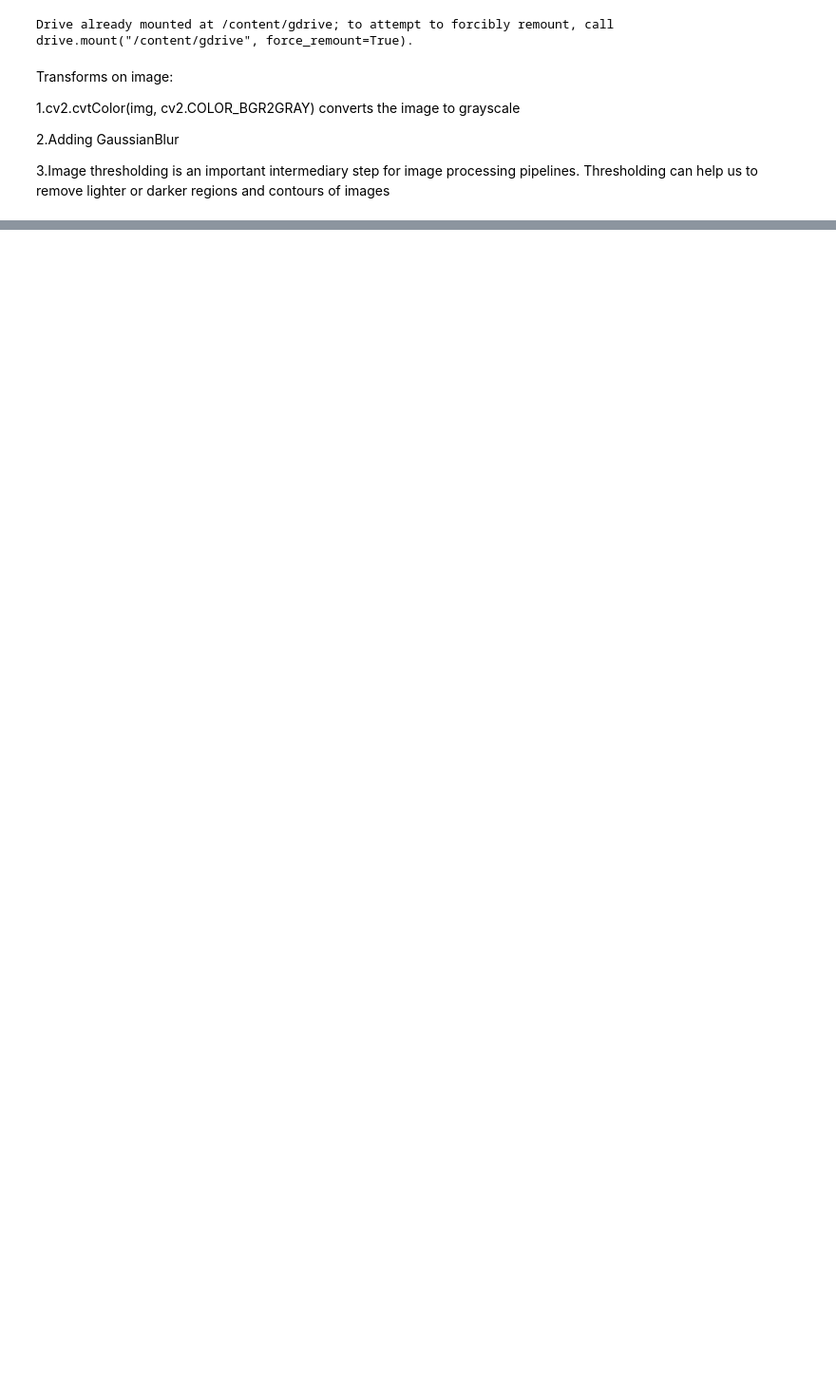
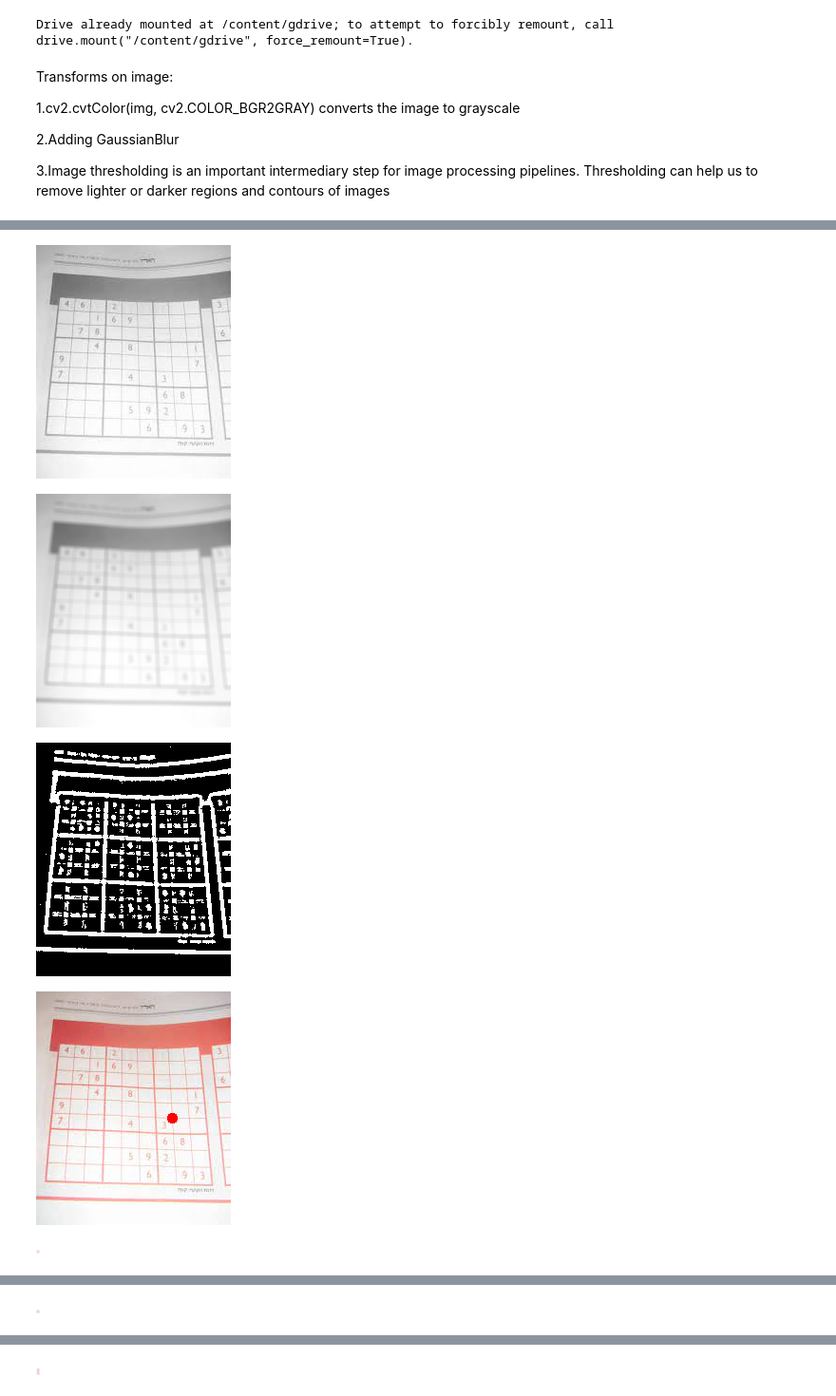
Before and after one commit to shreyas1209/Sudoku_Solver_App, a Jupyter notebook: sudoku_detector.ipynb, the cells around one changed output, grey strips where cells are left out. Shown at 95% size. Drawn from its saved outputs; the diff is of its cells as text; code cells hidden in the pictures; blank space fills up the shorter version.

```diff
--- a/sudoku_detector.ipynb
+++ b/sudoku_detector.ipynb
@@ -58,0 +89,8 @@ sudoku_detector(image1)
+# %%
+sudoku_detector(image4)
+# %% [output]
+[figure, added]
+[figure, added]
+[figure, added]
+[figure, added]
+[figure, added]
@@ -58,0 +98 @@ sudoku_detector(image1)
+[figure, added]
@@ -58,0 +100 @@ sudoku_detector(image1)
+[figure, added]
```
Also changed, not shown: parts of 7 cells of this notebook.
